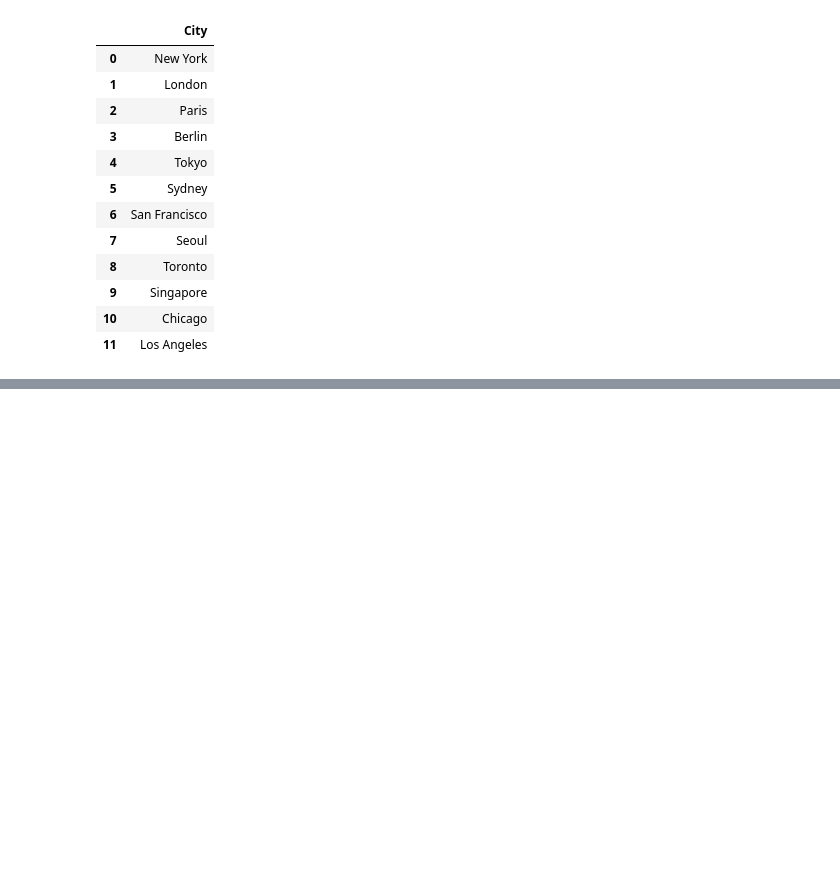
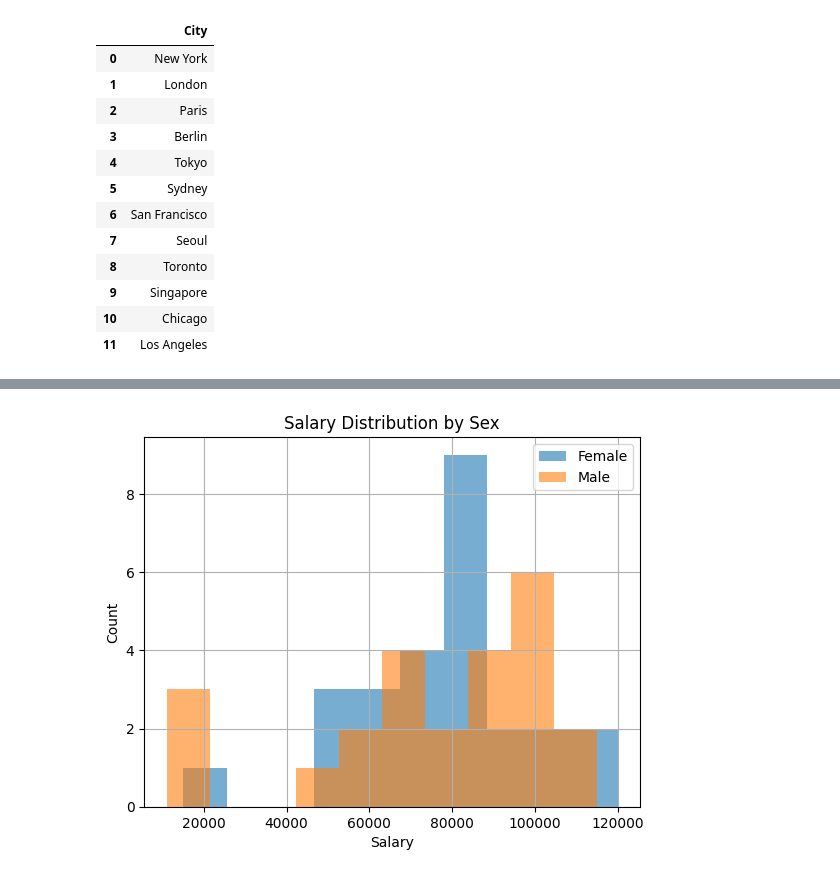
Before and after one commit to Jing-Gu/data-science-roadmap, a Jupyter notebook: pandas_data_manipulation.ipynb, the cells around one changed output, grey strips where cells are left out. Saved outputs shown, nothing was run; the diff lists cells and outputs as text; code cells hidden in the pictures; blank space fills up the shorter version.

```diff
--- a/pandas_data_manipulation.ipynb
+++ b/pandas_data_manipulation.ipynb
@@ -597,0 +957,10 @@ display(unique_cities)
+# %%
+df_csv[df_csv["Sex"] == "Female"]["Salary"].hist(alpha=0.6, bins=10, label="Female")
+df_csv[df_csv["Sex"] == "Male"]["Salary"].hist(alpha=0.6, bins=10, label="Male")
+plt.legend()
+plt.title("Salary Distribution by Sex")
+plt.xlabel("Salary")
+plt.ylabel("Count")
+plt.show()
+# %% [output]
+[figure, added]
```
Also changed, not shown: parts of 42 cells of this notebook, 6 other files.
